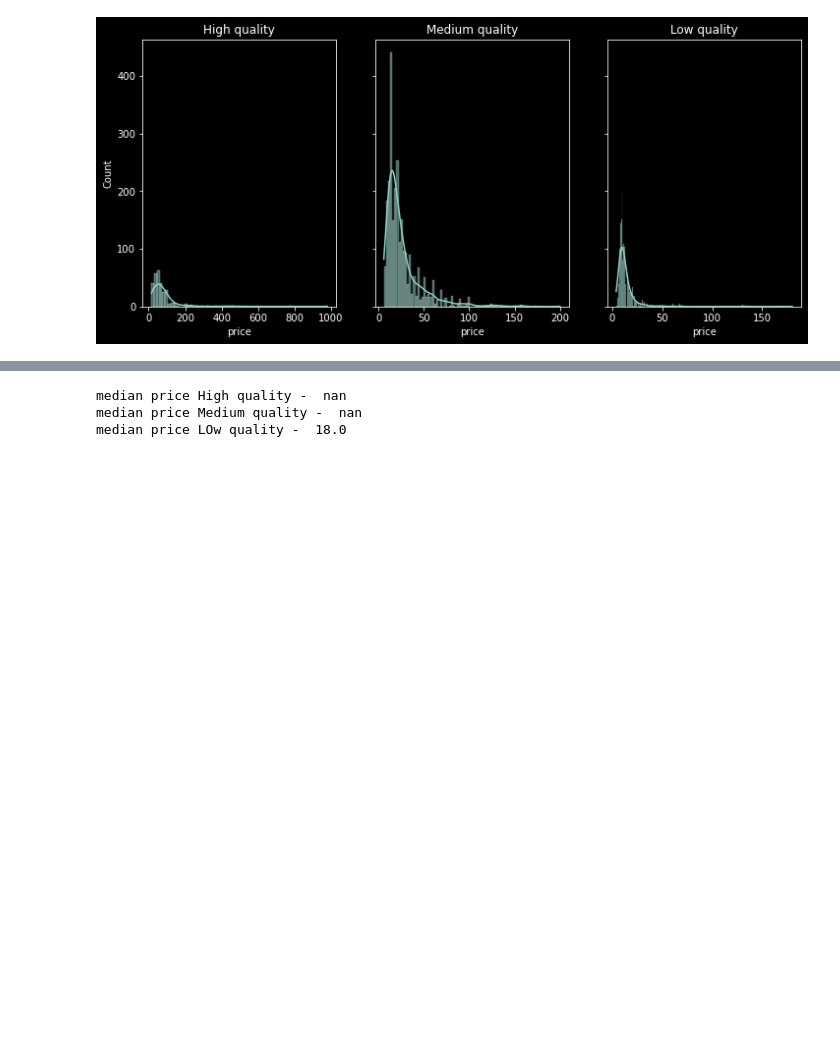
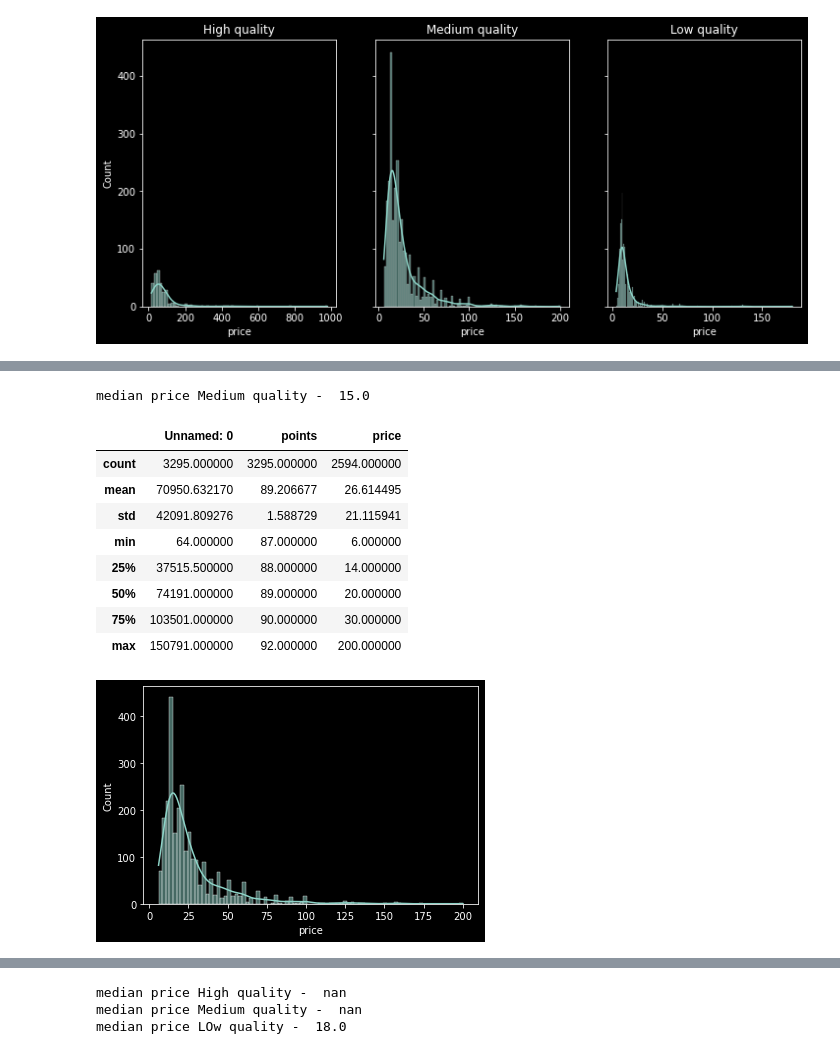
Before and after one commit to YanaOrf/BlueBerryWinery, a Jupyter notebook: Prices EDA.ipynb, the cells around one changed output, grey strips where cells are left out. Saved outputs shown, nothing was run; the diff lists cells and outputs as text; code cells hidden in the pictures; blank space fills up the shorter version.

```diff
--- a/Prices EDA.ipynb
+++ b/Prices EDA.ipynb
@@ -221 +233,17 @@ median price High quality -  50.0
 [figure]
+# %%
+sns.histplot(data=MQ,x="price",kde=True)
+print("median price Medium quality - ",statss.mode(MQ["price"]))
+MQ.describe()
+# %% [output]
+median price Medium quality -  15.0
+|  | Unnamed: 0 | points | price |
+| count | 3295.000000 | 3295.000000 | 2594.000000 |
+| mean | 70950.632170 | 89.206677 | 26.614495 |
+| std | 42091.809276 | 1.588729 | 21.115941 |
+| min | 64.000000 | 87.000000 | 6.000000 |
+| 25% | 37515.500000 | 88.000000 | 14.000000 |
+| 50% | 74191.000000 | 89.000000 | 20.000000 |
+| 75% | 103501.000000 | 90.000000 | 30.000000 |
+| max | 150791.000000 | 92.000000 | 200.000000 |
+[figure, added]
```
Also changed, not shown: parts of 4 cells of this notebook.
